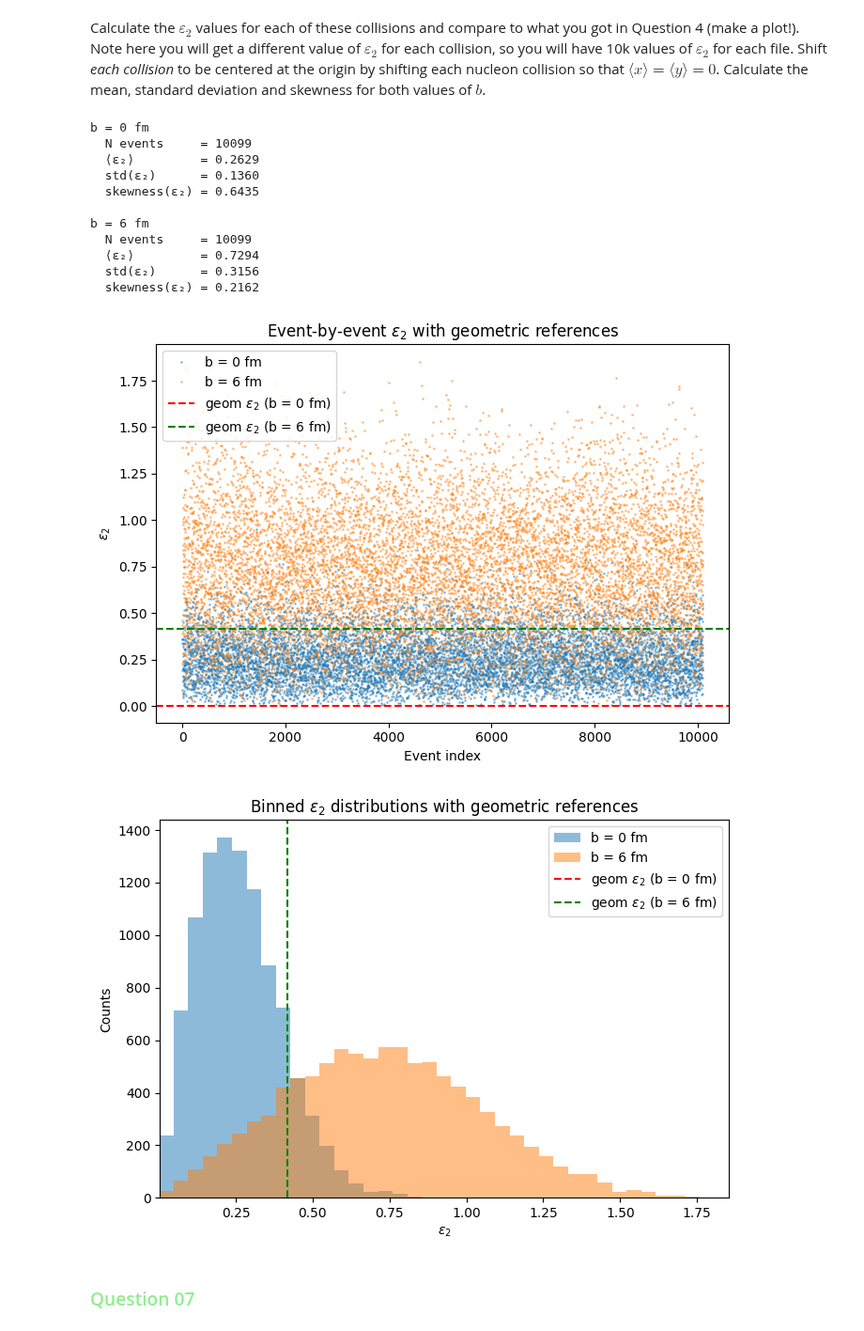
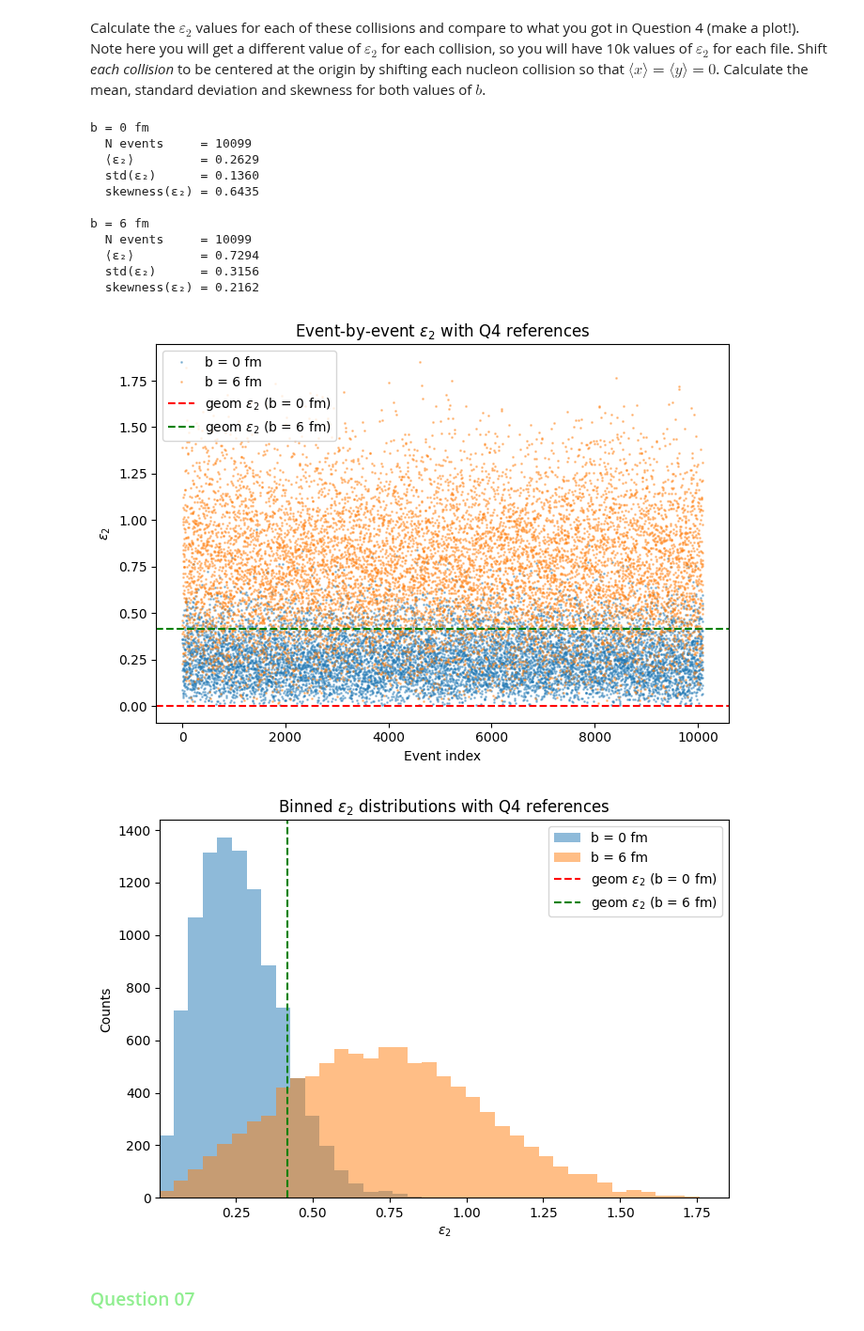
Before and after one commit to hcc7402/Phys503-Work-Campos, a Jupyter notebook: project_01_NuclearGeometryQGP_Campos.ipynb, the cells around one changed output. Shown at 94% size. Saved outputs shown, nothing was run; the diff lists cells and outputs as text; code cells hidden in the pictures.

```diff
--- a/project_01_NuclearGeometryQGP_Campos.ipynb
+++ b/project_01_NuclearGeometryQGP_Campos.ipynb
@@ -367,7 +369,7 @@ ax.axhline(eps2_b6_q4, linestyle='--', linewidth=1.5, color='green', label=r'geo
 
 ax.set_xlabel('Event index')
 ax.set_ylabel(r'$\varepsilon_2$')
-ax.set_title(r'Event-by-event $\varepsilon_2$ with geometric references')
+ax.set_title(r'Event-by-event $\varepsilon_2$ with Q4 references')
 ax.legend()
 plt.tight_layout()
 plt.show()
@@ -394,36 +396,36 @@ bins = np.linspace(0, eps2_max, 40)
 fig, ax = plt.subplots(figsize=(7, 5))
 
 ax.hist(eps2_b0, bins=bins, alpha=0.5, label='b = 0 fm')
 ax.hist(eps2_b6, bins=bins, alpha=0.5, label='b = 6 fm')
 
 # vertical lines for geometric ε2 for comparison
 ax.axvline(eps2_b0_q4, linestyle='--', linewidth=1.5, color='red',
            label=r'geom $\varepsilon_2$ (b = 0 fm)')
 ax.axvline(eps2_b6_q4, linestyle='--', linewidth=1.5, color='green',
            label=r'geom $\varepsilon_2$ (b = 6 fm)')
 
 ax.set_xlim(eps2_min, eps2_max)
 ax.set_xlabel(r'$\varepsilon_2$')
 ax.set_ylabel('Counts')
-ax.set_title(r'Binned $\varepsilon_2$ distributions with geometric references')
+ax.set_title(r'Binned $\varepsilon_2$ distributions with Q4 references')
 ax.legend()
 
 plt.tight_layout()
 plt.show()
 # %% [output]
 b = 0 fm
   N events     = 10099
   ⟨ε₂⟩         = 0.2629
   std(ε₂)      = 0.1360
   skewness(ε₂) = 0.6435
 
 b = 6 fm
   N events     = 10099
   ⟨ε₂⟩         = 0.7294
   std(ε₂)      = 0.3156
   skewness(ε₂) = 0.2162
-[figure, old version]
+[figure, new version]
-[figure, old version]
+[figure, new version]
 # %% [markdown]
 ### <span style="color:LightGreen">Question 07</span>
 # %% [markdown]
```
Also changed, not shown: parts of 9 cells of this notebook.
